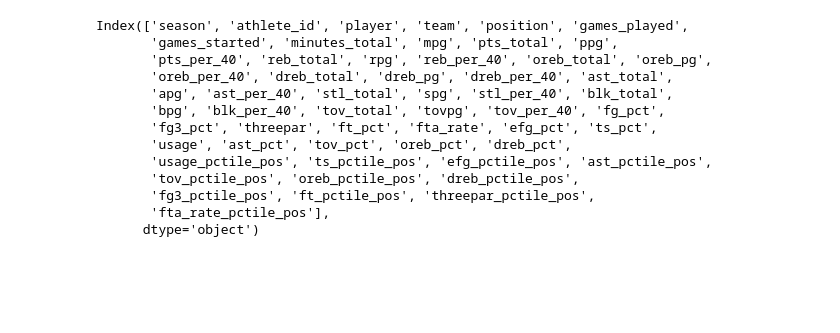
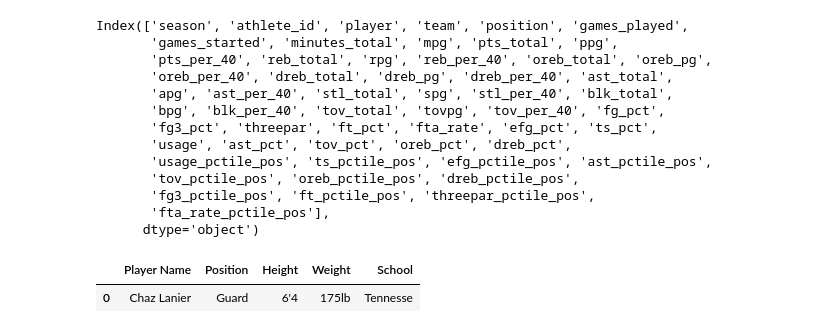
Before and after one commit to thejjserg/basketball-analytics, a Jupyter notebook: Assignments/Assignment-5-Draft-Prospect-Report.ipynb, the cells around one changed output. Cells and saved outputs as stored; diff of their text form; code cells hidden in the pictures; blank space fills up the shorter version.

```diff
--- a/Assignments/Assignment-5-Draft-Prospect-Report.ipynb
+++ b/Assignments/Assignment-5-Draft-Prospect-Report.ipynb
@@ -134,5 +134,13 @@ Index(['season', 'athlete_id', 'player', 'team', 'position', 'games_played',
        'fta_rate_pctile_pos'],
       dtype='object')
 # %%
-template = ["Player Name", "Position", "Height", "Weight", "School"]
+# Create a Dataframe for Player Physicals
+headings = ["Player Name", "Position", "Height", "Weight", "School"]
 chaz_lanier = ["Chaz Lanier", "Guard", "6'4", "175lb", "Tennesse"]
+
+player_physicals = pd.DataFrame([chaz_lanier], columns=headings)
+
+player_physicals
+# %% [output]
+|  | Player Name | Position | Height | Weight | School |
+| 0 | Chaz Lanier | Guard | 6'4 | 175lb | Tennesse |
```
Also changed, not shown: parts of 1 cell of this notebook, 1 other file.
